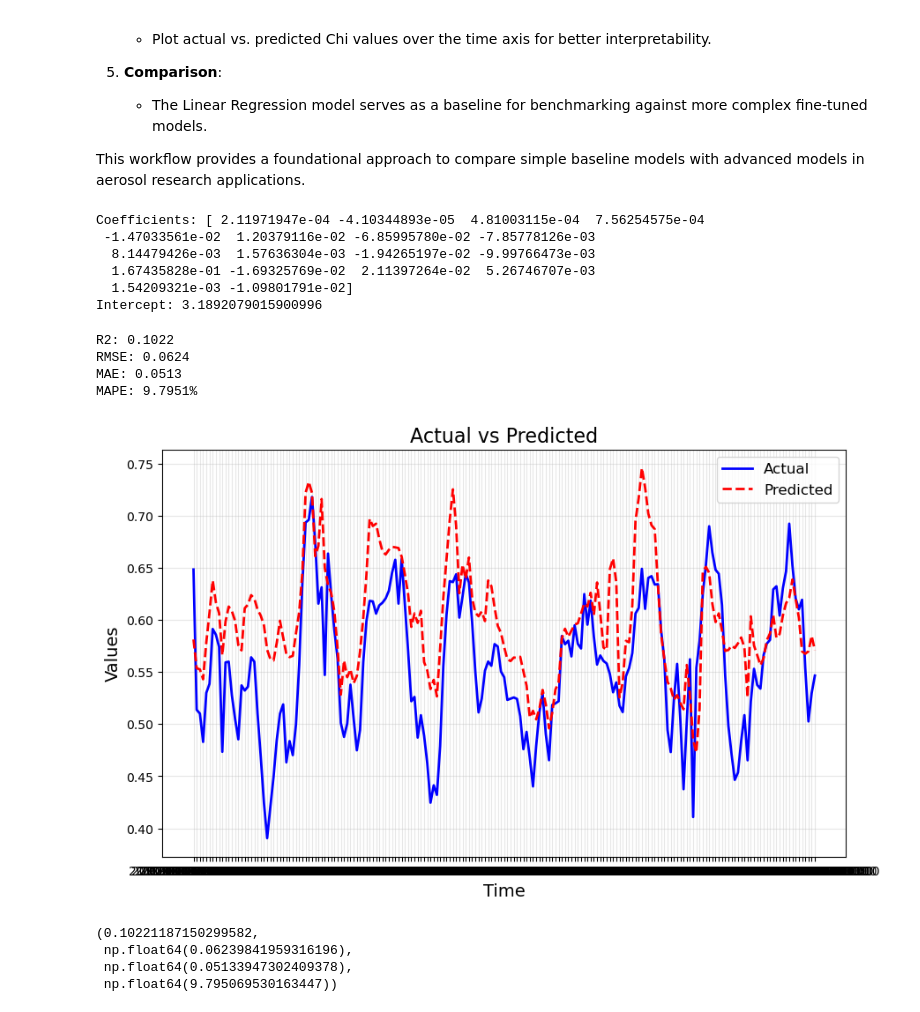
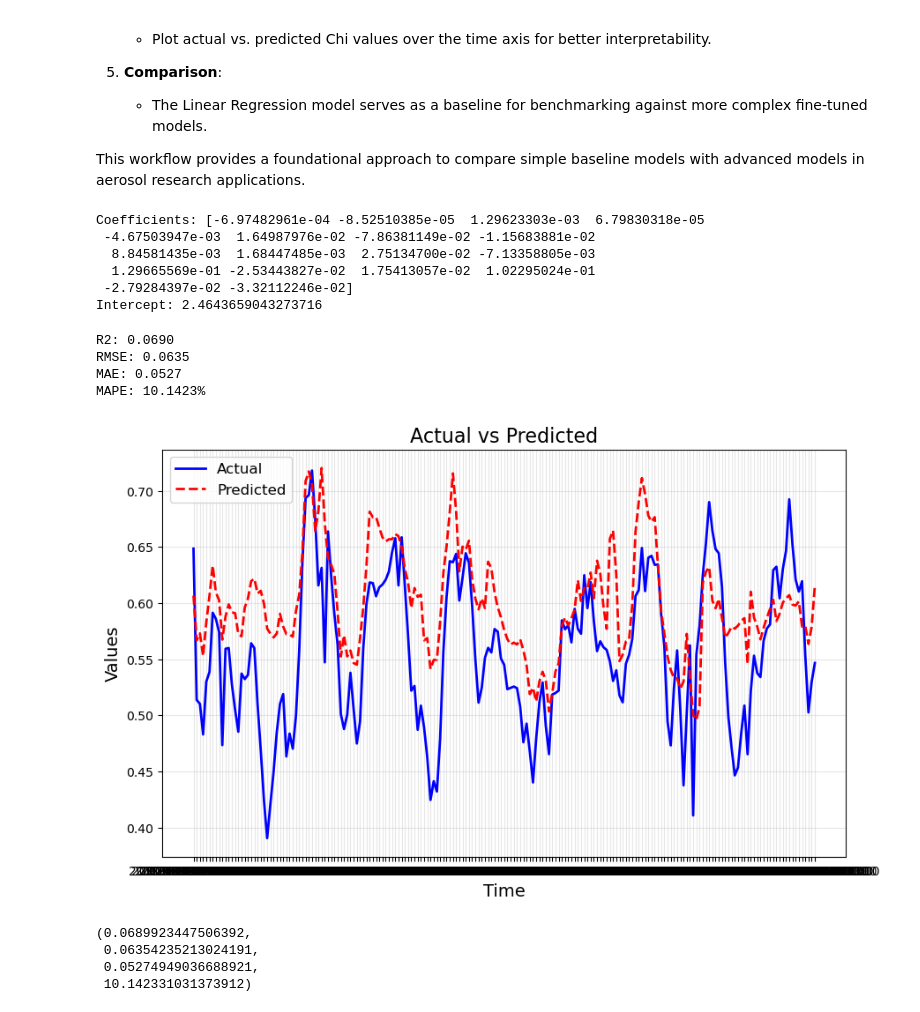
Before and after one commit to envdes/code_MEGAPOLI_Foundation_Model, a Jupyter notebook: 3_Fine_tune_different _data_size/LR.ipynb, the cells around one changed output. Drawn from its saved outputs; the diff is of its cells as text; code cells hidden in the pictures.

```diff
--- a/3_Fine_tune_different _data_size/LR.ipynb
+++ b/3_Fine_tune_different _data_size/LR.ipynb
@@ -34,6 +35,6 @@ from sklearn.metrics import mean_squared_error, r2_score, mean_absolute_error
 # %%
 # Load the training dataset
-df_train = pd.read_csv('../Data/MEGAPOLI_data/MEGAPOLI_Marine_train_40%.csv')
+df_train = pd.read_csv('../Data/MEGAPOLI_data/MEGAPOLI_Marine_train_50%.csv')
 
 # Remove rows with missing values
 df_train = df_train.dropna()
@@ -61,12 +62,12 @@ model.fit(X_train, y_train)
 print("Coefficients:", model.coef_)
 print("Intercept:", model.intercept_)
 # %% [output]
-Coefficients: [ 2.11971947e-04 -4.10344893e-05  4.81003115e-04  7.56254575e-04
- -1.47033561e-02  1.20379116e-02 -6.85995780e-02 -7.85778126e-03
-  8.14479426e-03  1.57636304e-03 -1.94265197e-02 -9.99766473e-03
-  1.67435828e-01 -1.69325769e-02  2.11397264e-02  5.26746707e-03
-  1.54209321e-03 -1.09801791e-02]
-Intercept: 3.1892079015900996
+Coefficients: [-6.97482961e-04 -8.52510385e-05  1.29623303e-03  6.79830318e-05
+ -4.67503947e-03  1.64987976e-02 -7.86381149e-02 -1.15683881e-02
+  8.84581435e-03  1.68447485e-03  2.75134700e-02 -7.13358805e-03
+  1.29665569e-01 -2.53443827e-02  1.75413057e-02  1.02295024e-01
+ -2.79284397e-02 -3.32112246e-02]
+Intercept: 2.4643659043273716
 # %%
 def calculate_metrics_and_plot(y_true, y_pred, time_column):
     """
@@ -108,30 +109,31 @@ def calculate_metrics_and_plot(y_true, y_pred, time_column):
 # %%
 # Load test dataset
 df_test = pd.read_csv('../Data/MEGAPOLI_data/MEGAPOLI_Marine_test_50%.csv')
 
 # Extract input features and target variable from the test dataset
 X_test = df_test[input_list]
 y_test = df_test[output_list]
 
 # Predict target values using the trained model
 y_test_pred = model.predict(X_test)
+baseline_mse = mean_squared_error(y_train, y_test_pred)
 
 # Save actual and predicted values to a CSV file for analysis
 results_df = pd.DataFrame({
     'y_true': y_test,  # Actual target values
     'y_pred': y_test_pred  # Predicted target values
 })
-results_df.to_csv('../Data/Fine_tuned_Results_different_data_size/LR_40%Data.csv', index=False)  # Save as a CSV file
+# results_df.to_csv('../Data/Fine_tuned_Results_different_data_size/LR_40%Data.csv', index=False)  # Save as a CSV file
 
 # Calculate metrics and plot results
 calculate_metrics_and_plot(y_test, y_test_pred, df_test['Time'])
 # %% [output]
-R2: 0.1022
-RMSE: 0.0624
-MAE: 0.0513
-MAPE: 9.7951%
+R2: 0.0690
+RMSE: 0.0635
+MAE: 0.0527
+MAPE: 10.1423%
-[figure, old version]
+[figure, new version]
-(0.10221187150299582,
- np.float64(0.06239841959316196),
- np.float64(0.05133947302409378),
- np.float64(9.795069530163447))
+(0.0689923447506392,
+ 0.06354235213024191,
+ 0.05274949036688921,
+ 10.142331031373912)
```
Also changed, not shown: parts of 3 cells of this notebook, 26 other files.
